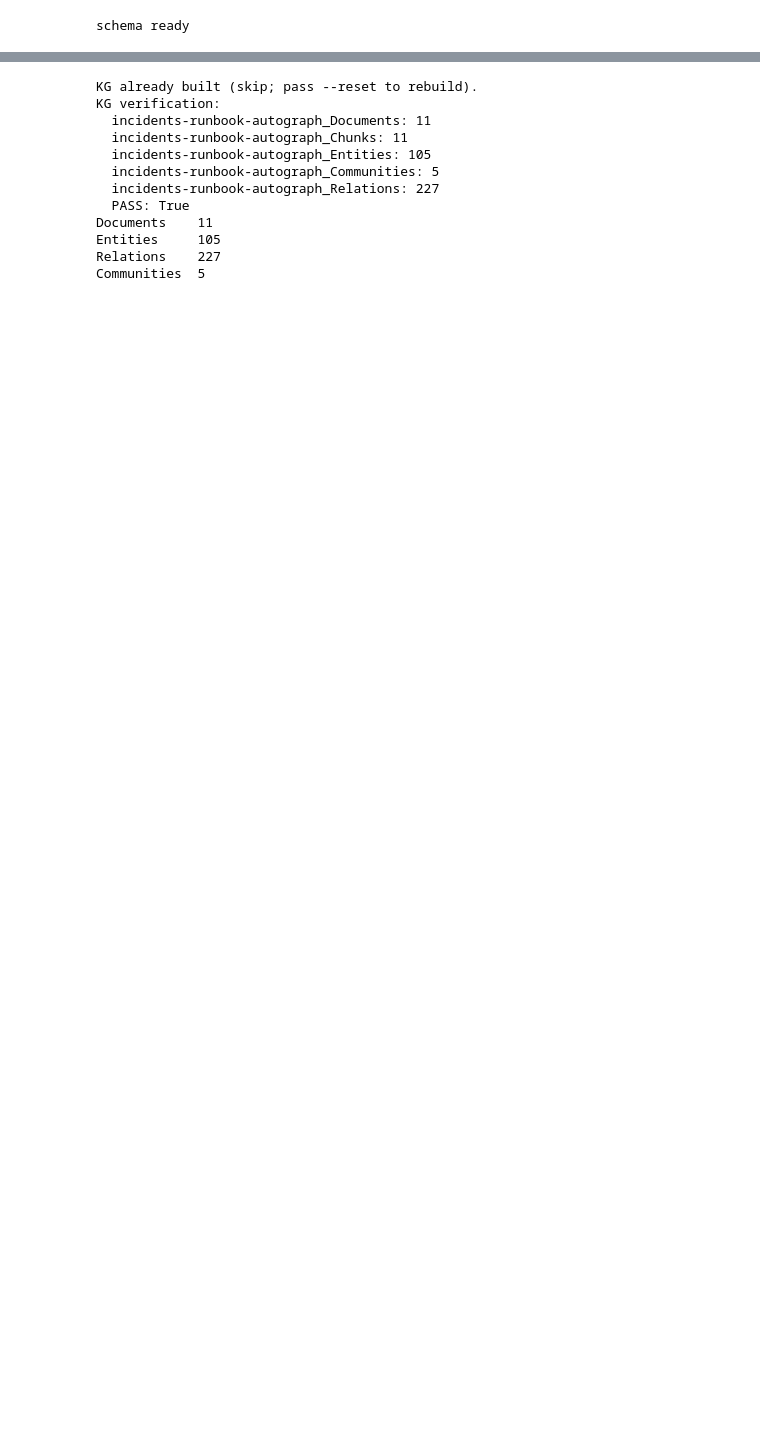
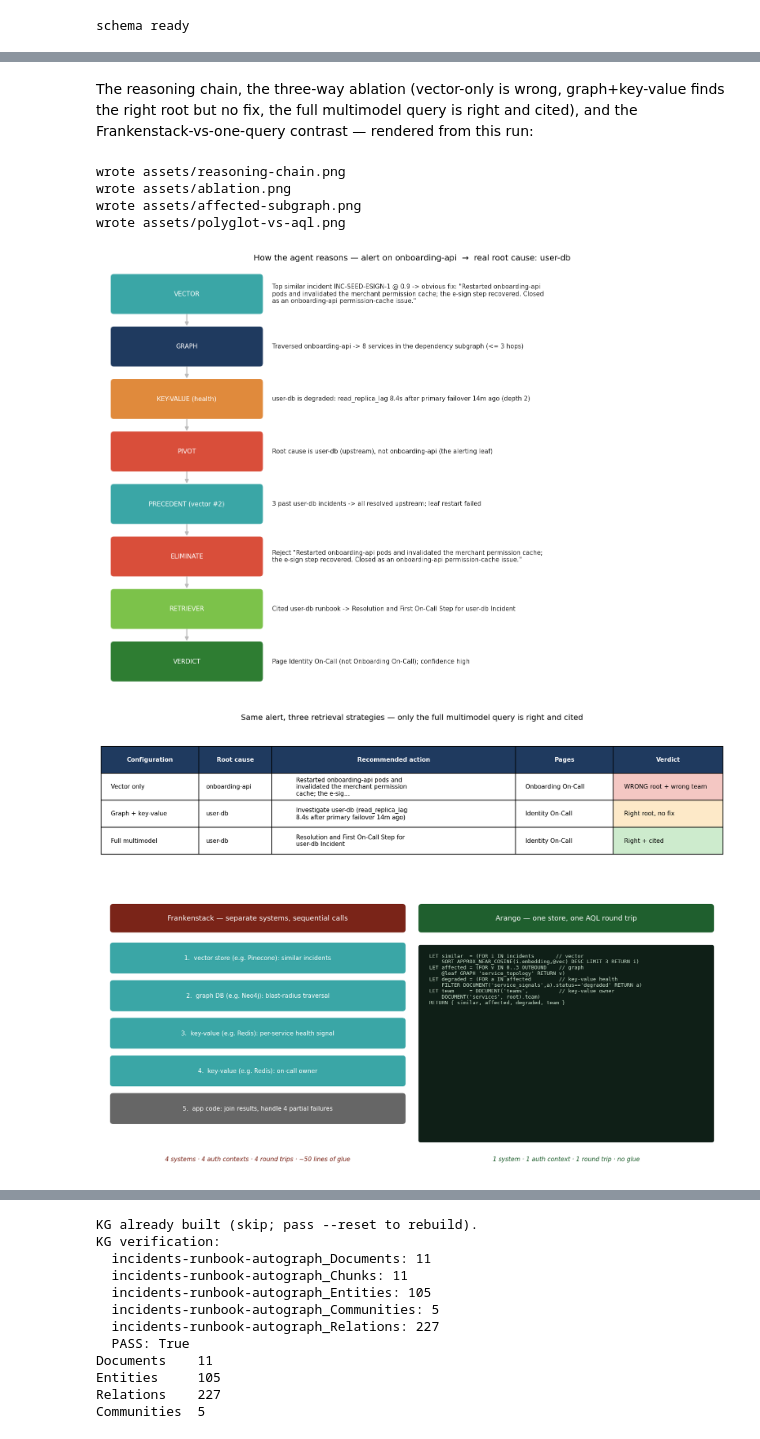
Before and after one commit to mostafaibrahim17/arango-multimodel-incident-resolution, a Jupyter notebook: incident_resolution.ipynb, the cells around one changed output, grey strips where cells are left out. Saved outputs shown, nothing was run; the diff lists cells and outputs as text; code cells hidden in the pictures; blank space fills up the shorter version.

```diff
--- a/incident_resolution.ipynb
+++ b/incident_resolution.ipynb
@@ -133,0 +158,17 @@ The payload is the structured answer: ranked similar incidents (with how each wa
+# %%
+from resolver import reason
+
+reasoned = reason(alert)
+ob = reasoned["obvious_hypothesis"]
+rc = reasoned["root_cause"]
+print("OBVIOUS (vector-only):", ob["fix"][:80])
+print("   basis:", ob["basis"], "| would page:", ob["paged"])
+print()
+print("ROOT CAUSE (agent):", rc["service"], f"({rc['depth']} hops upstream)")
+print("   signal:", rc["signal"])
+print("   pages:", rc["on_call"]["team"], "| confidence:", reasoned["confidence"])
+print()
+print("PRECEDENTS:", [p["number"] for p in reasoned["precedents"]])
+print("ELIMINATED:", reasoned["eliminated"]["reason"])
+print()
+print("VERIFY FIRST:", reasoned["verify_command"])
@@ -134 +187,19 @@ The payload is the structured answer: ranked similar incidents (with how each wa
+# %% [markdown]
+The reasoning chain, the three-way ablation (vector-only is wrong, graph+key-value finds the right root but no fix, the full multimodel query is right and cited), and the Frankenstack-vs-one-query contrast — rendered from this run:
+# %%
+import viz
+from IPython.display import Image, display
+
+viz.cascade_figures(reasoned=reasoned)   # reasoning chain, ablation, polyglot, cascade subgraph
+display(Image("assets/reasoning-chain.png"))
+display(Image("assets/ablation.png"))
+display(Image("assets/polyglot-vs-aql.png"))
+# %% [output]
+wrote assets/reasoning-chain.png
+wrote assets/ablation.png
+wrote assets/affected-subgraph.png
+wrote assets/polyglot-vs-aql.png
+[figure, added]
+[figure, added]
+[figure, added]
 # %% [markdown]
```
Also changed, not shown: parts of 24 cells of this notebook, 7 other files.
